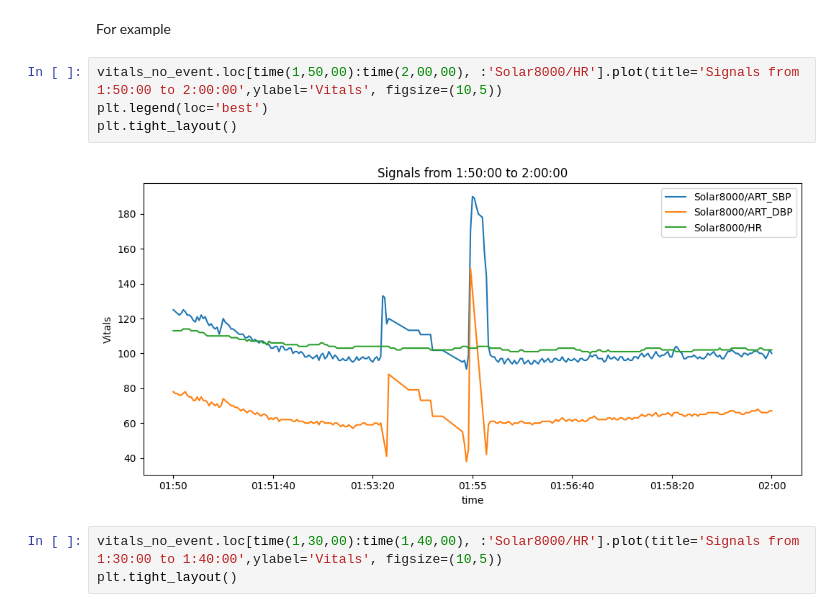
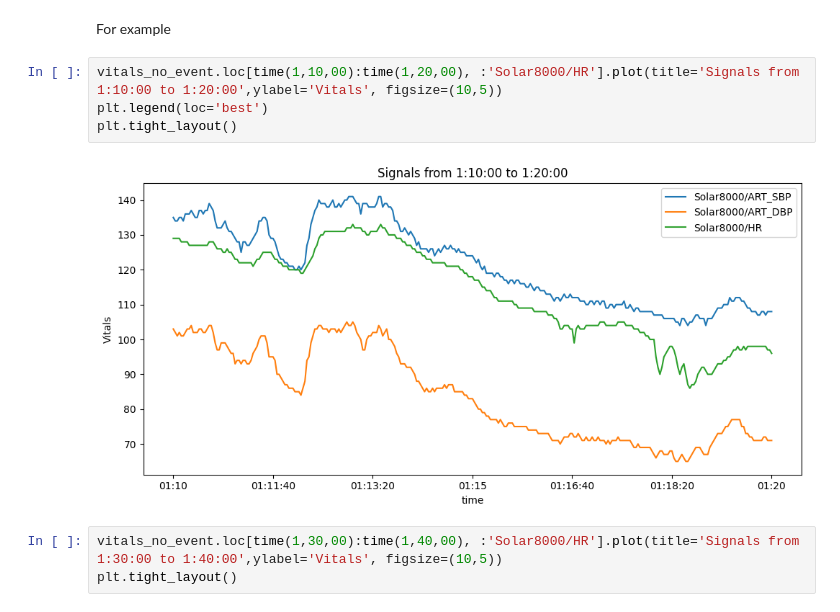
Before and after one commit to Mahsa-Zf/Prog3, a Jupyter notebook: vital/logbook/logbook.ipynb, the cells around one changed output. Cells and saved outputs as stored; diff of their text form.

```diff
--- a/vital/logbook/logbook.ipynb
+++ b/vital/logbook/logbook.ipynb
@@ -562,11 +537,11 @@ df_cross
 # %% [markdown]
 For example
 # %%
-vitals_no_event.loc[time(1,50,00):time(2,00,00), :'Solar8000/HR'].plot(title='Signals from 1:50:00 to 2:00:00',ylabel='Vitals', figsize=(10,5))
+vitals_no_event.loc[time(1,10,00):time(1,20,00), :'Solar8000/HR'].plot(title='Signals from 1:10:00 to 1:20:00',ylabel='Vitals', figsize=(10,5))
 plt.legend(loc='best')
 plt.tight_layout()
 # %% [output]
-[figure, old version]
+[figure, new version]
 # %%
 vitals_no_event.loc[time(1,30,00):time(1,40,00), :'Solar8000/HR'].plot(title='Signals from 1:30:00 to 1:40:00',ylabel='Vitals', figsize=(10,5))
 plt.tight_layout()
```
Also changed, not shown: parts of 10 cells of this notebook, 5 other files.
